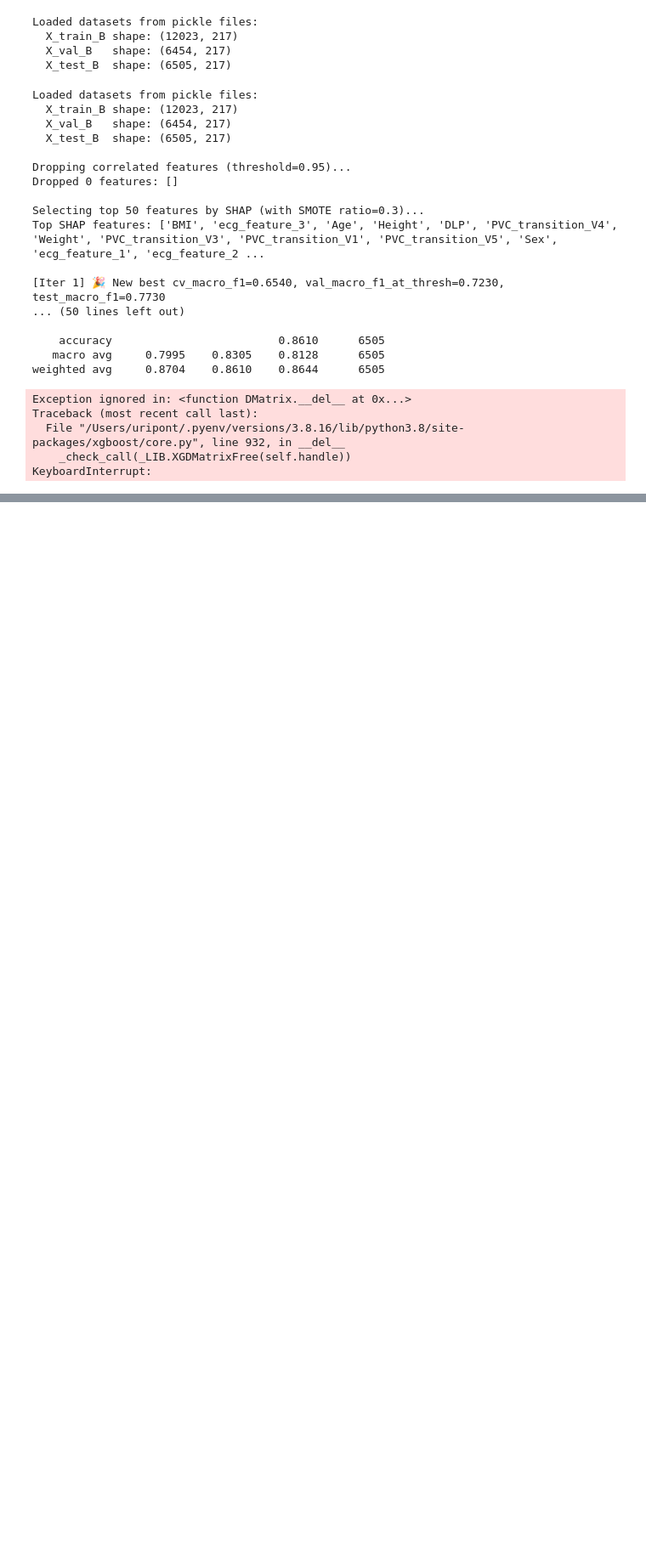
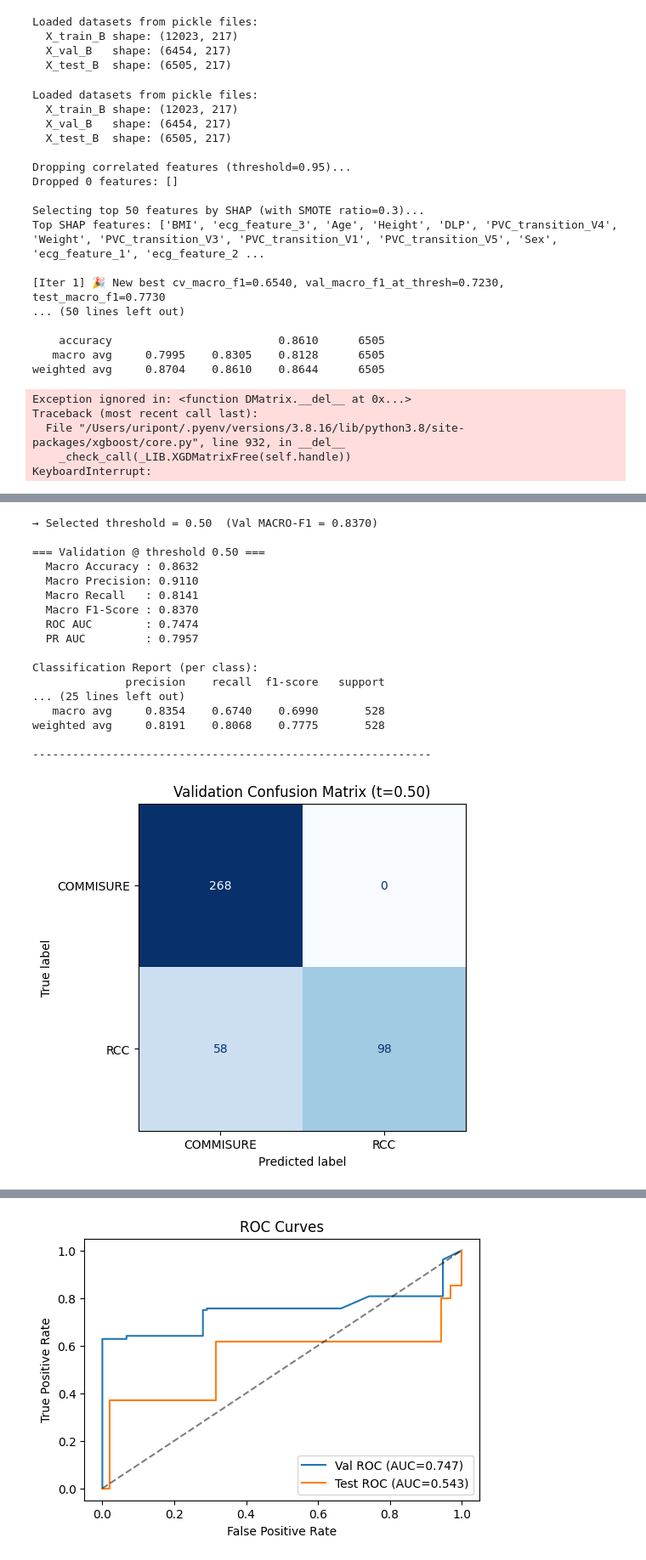
Before and after one commit to uripont/arrhythmia-origin-predictor, a Jupyter notebook: training_run.ipynb, the cells around one changed output, grey strips where cells are left out. Shown at 85% size. Cells and saved outputs as stored; diff of their text form; code cells hidden in the pictures; blank space fills up the shorter version.

```diff
--- a/training_run.ipynb
+++ b/training_run.ipynb
@@ -79,6 +79,7 @@ def select_top_shap_features(
 # %%
 # ————————————————————————————————————————————————
 # 3) CV Macro‐F1 with GroupKFold + SMOTE in Each Fold
+# 3) CV Macro‐F1 with GroupKFold + SMOTE in Each Fold (skip early stopping when val is single‐class)
 def cv_macro_f1_grouped_oversample(
     params,
     X: pd.DataFrame,
@@ -91,7 +92,8 @@ def cv_macro_f1_grouped_oversample(
     GroupKFold: no patient leaks between train/val in any fold.
     Within each fold:
       - Possibly SMOTE‐oversample the train portion to smote_ratio of majority.
-      - Train XGB(**params). Predict on val, sweep thresholds in [0.01,0.99] for macro-F1.
+      - Train XGB(**params). If val has both classes, use eval_set for early stopping; otherwise skip it.
+      - Predict on val, sweep thresholds in [0.01,0.99] for macro-F1.
       - Return mean of each fold’s best macro-F1.
     """
     gkf = GroupKFold(n_splits=n_splits)
@@ -117,15 +119,27 @@ def cv_macro_f1_grouped_oversample(
         X_tr_over, y_tr_over = sm.fit_resample(X_tr_f, y_tr_f)
         sw_tr_over = compute_sample_weight("balanced", y_tr_over)
 
-        model = xgb.XGBClassifier(**params)
-        model.fit(
-            X_tr_over,
-            y_tr_over,
-            sample_weight = sw_tr_over,
-            eval_set = [(X_val_f, y_val_f)],
-            sample_weight_eval_set = [compute_sample_weight("balanced", y_val_f)],
-            verbose=False
-        )
+        # If validation has both classes, keep early stopping; else remove it
+        if len(np.unique(y_val_f)) > 1:
+            model = xgb.XGBClassifier(**params)
+            model.fit(
+                X_tr_over,
+                y_tr_over,
+                sample_weight = sw_tr_over,
+                eval_set = [(X_val_f, y_val_f)],
+                sample_weight_eval_set = [compute_sample_weight("balanced", y_val_f)],
+                verbose=False
+            )
+        else:
+            # Remove early_stopping_rounds from params before fitting
+            params_no_es = {k: v for k, v in params.items() if k != "early_stopping_rounds"}
+            model = xgb.XGBClassifier(**params_no_es)
+            model.fit(
+                X_tr_over,
+                y_tr_over,
+                sample_weight = sw_tr_over,
+                verbose=False
+            )
 
         proba_val_f = model.predict_proba(X_val_f)[:, 1]
 
@@ -646,0 +743,30 @@ weighted avg     0.8418    0.8387    0.8401      6505
+# %%
+best_model = xgb.XGBClassifier()
+best_model.load_model("outputs/xgb_enhanced_best_model_C.ubj")
+
+evaluate_with_auto_threshold(
+    best_model,
+    X_train_C, y_train_C,
+    X_val_C,   y_val_C,
+    X_test_C,  y_test_C,
+    calibrate=True
+)
+# %% [output]
+→ Selected threshold = 0.50  (Val MACRO-F1 = 0.8370)
+
+=== Validation @ threshold 0.50 ===
+  Macro Accuracy : 0.8632
+  Macro Precision: 0.9110
+  Macro Recall   : 0.8141
+  Macro F1-Score : 0.8370
+  ROC AUC        : 0.7474
+  PR AUC         : 0.7957
+
+Classification Report (per class):
+              precision    recall  f1-score   support
+... (25 lines left out)
+   macro avg     0.8354    0.6740    0.6990       528
+weighted avg     0.8191    0.8068    0.7775       528
+
+------------------------------------------------------------
+[figure, added]
@@ -646,0 +774 @@ weighted avg     0.8418    0.8387    0.8401      6505
+[figure, added]
```
Also changed, not shown: parts of 4 cells of this notebook, 11 other files.
